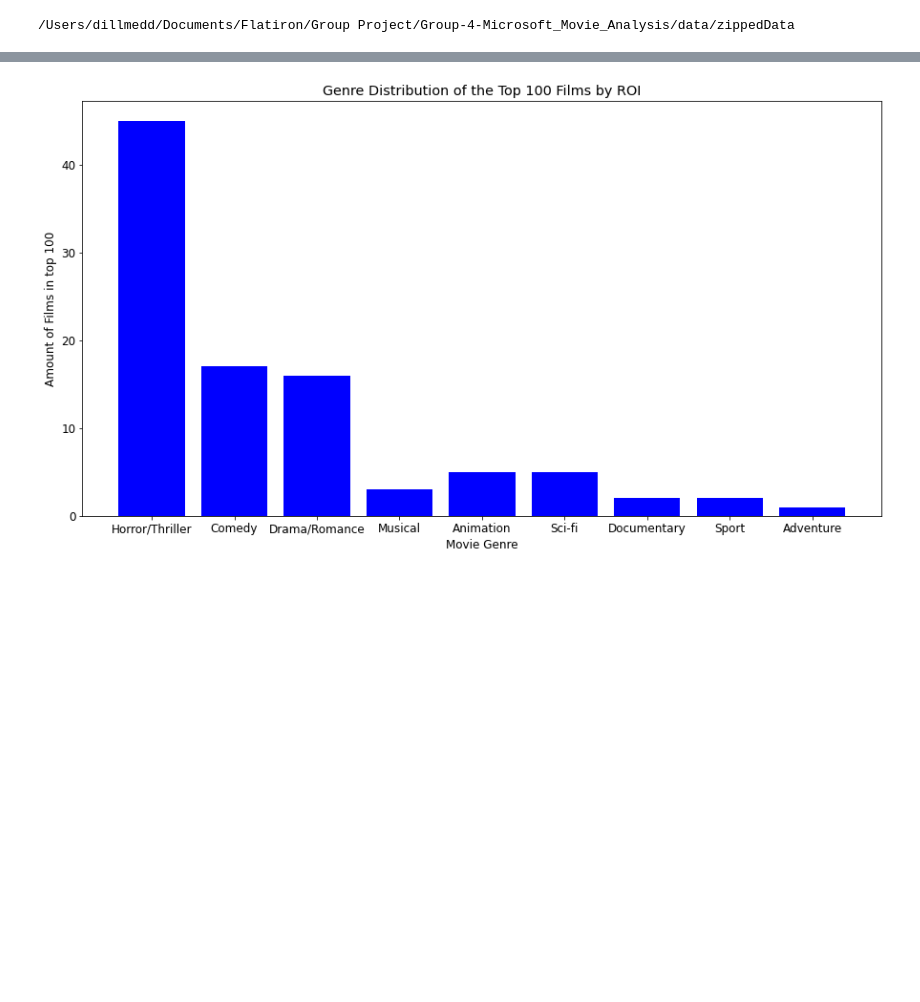
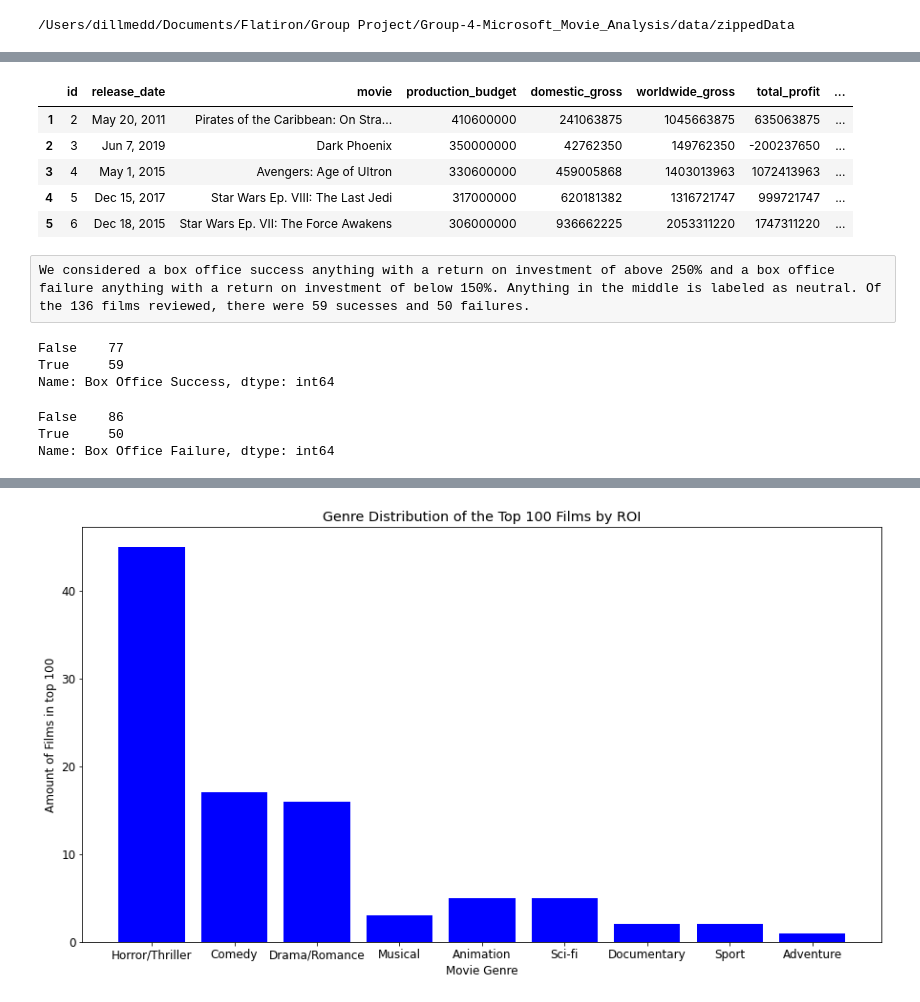
Before and after one commit to dmedd98/Group-4-Microsoft_Movie_Analysis, a Jupyter notebook: notebooks/ROI Genre.ipynb, the cells around one changed output, grey strips where cells are left out. Drawn from its saved outputs; the diff is of its cells as text; code cells hidden in the pictures; blank space fills up the shorter version.

```diff
--- a/notebooks/ROI Genre.ipynb
+++ b/notebooks/ROI Genre.ipynb
@@ -89,0 +78,11 @@ df_budgets.sort_values(by=['ROI %'], ascending = False).head(40)
+# %%
+df_highbudget.head()
+# %% [output]
+|  | id | release_date | movie | production_budget | domestic_gross | worldwide_gross | total_profit | ... |
+| 1 | 2 | May 20, 2011 | Pirates of the Caribbean: On Stra... | 410600000 | 241063875 | 1045663875 | 635063875 | ... |
+| 2 | 3 | Jun 7, 2019 | Dark Phoenix | 350000000 | 42762350 | 149762350 | -200237650 | ... |
+| 3 | 4 | May 1, 2015 | Avengers: Age of Ultron | 330600000 | 459005868 | 1403013963 | 1072413963 | ... |
+| 4 | 5 | Dec 15, 2017 | Star Wars Ep. VIII: The Last Jedi | 317000000 | 620181382 | 1316721747 | 999721747 | ... |
+| 5 | 6 | Dec 18, 2015 | Star Wars Ep. VII: The Force Awakens | 306000000 | 936662225 | 2053311220 | 1747311220 | ... |
+# %% [raw]
+We considered a box office success anything with a return on investment of above 250% and a box office failure anything with a return on investment of below 150%. Anything in the middle is labeled as neutral. Of the 136 films reviewed, there were 59 sucesses and 50 failures.
@@ -89,0 +92,12 @@ df_budgets.sort_values(by=['ROI %'], ascending = False).head(40)
+# %%
+df_highbudget['Box Office Success'].value_counts()
+# %% [output]
+False    77
+True     59
+Name: Box Office Success, dtype: int64
+# %%
+df_highbudget['Box Office Failure'].value_counts()
+# %% [output]
+False    86
+True     50
+Name: Box Office Failure, dtype: int64
```
Also changed, not shown: parts of 30 cells of this notebook.
